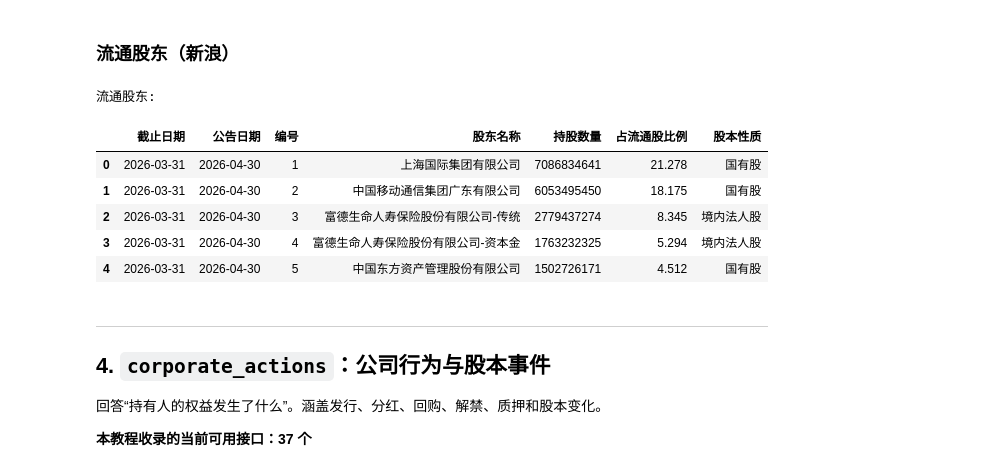
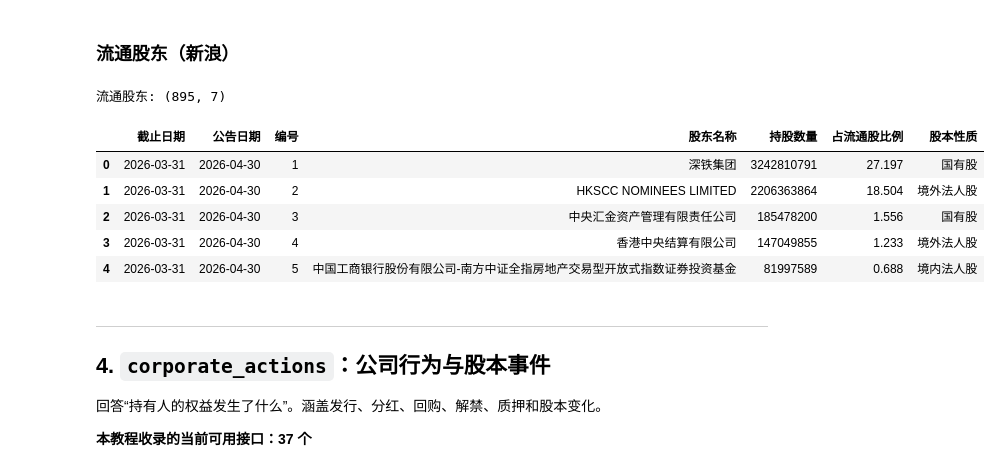
Before and after one commit to bamboosjtu/trading-topic, a Jupyter notebook: labs/00_金融数据获取/akshare_tutorial.ipynb, the cells around one changed output. Saved outputs shown, nothing was run; the diff lists cells and outputs as text; code cells hidden in the pictures.

```diff
--- a/labs/00_金融数据获取/akshare_tutorial.ipynb
+++ b/labs/00_金融数据获取/akshare_tutorial.ipynb
@@ -463,20 +531,20 @@ df.head(10)
 # %% [markdown]
 ### 流通股东（新浪）
 # %%
-# 3. 流通股东（新浪）
-df_holder = ak.stock_circulate_stock_holder(symbol='sh600000')
+# 1. 流通股东（新浪）
+df = ak.stock_circulate_stock_holder(symbol='sz000002')
 
-print('流通股东:')
+print('流通股东:', df.shape)
 
-df_holder.head()
+df.head(5)
 # %% [output]
-流通股东:
+流通股东: (895, 7)
 |  | 截止日期 | 公告日期 | 编号 | 股东名称 | 持股数量 | 占流通股比例 | 股本性质 |
-| 0 | 2026-03-31 | 2026-04-30 | 1 | 上海国际集团有限公司 | 7086834641 | 21.278 | 国有股 |
-| 1 | 2026-03-31 | 2026-04-30 | 2 | 中国移动通信集团广东有限公司 | 6053495450 | 18.175 | 国有股 |
-| 2 | 2026-03-31 | 2026-04-30 | 3 | 富德生命人寿保险股份有限公司-传统 | 2779437274 | 8.345 | 境内法人股 |
-| 3 | 2026-03-31 | 2026-04-30 | 4 | 富德生命人寿保险股份有限公司-资本金 | 1763232325 | 5.294 | 境内法人股 |
-| 4 | 2026-03-31 | 2026-04-30 | 5 | 中国东方资产管理股份有限公司 | 1502726171 | 4.512 | 国有股 |
+| 0 | 2026-03-31 | 2026-04-30 | 1 | 深铁集团 | 3242810791 | 27.197 | 国有股 |
+| 1 | 2026-03-31 | 2026-04-30 | 2 | HKSCC NOMINEES LIMITED | 2206363864 | 18.504 | 境外法人股 |
+| 2 | 2026-03-31 | 2026-04-30 | 3 | 中央汇金资产管理有限责任公司 | 185478200 | 1.556 | 国有股 |
+| 3 | 2026-03-31 | 2026-04-30 | 4 | 香港中央结算有限公司 | 147049855 | 1.233 | 境外法人股 |
+| 4 | 2026-03-31 | 2026-04-30 | 5 | 中国工商银行股份有限公司-南方中证全指房地产交易型开放式指数证券投资基金 | 81997589 | 0.688 | 境内法人股 |
 # %% [markdown]
 ---
 ## 4. `corporate_actions`：公司行为与股本事件
```
Also changed, not shown: parts of 44 cells of this notebook, 1 other file.
